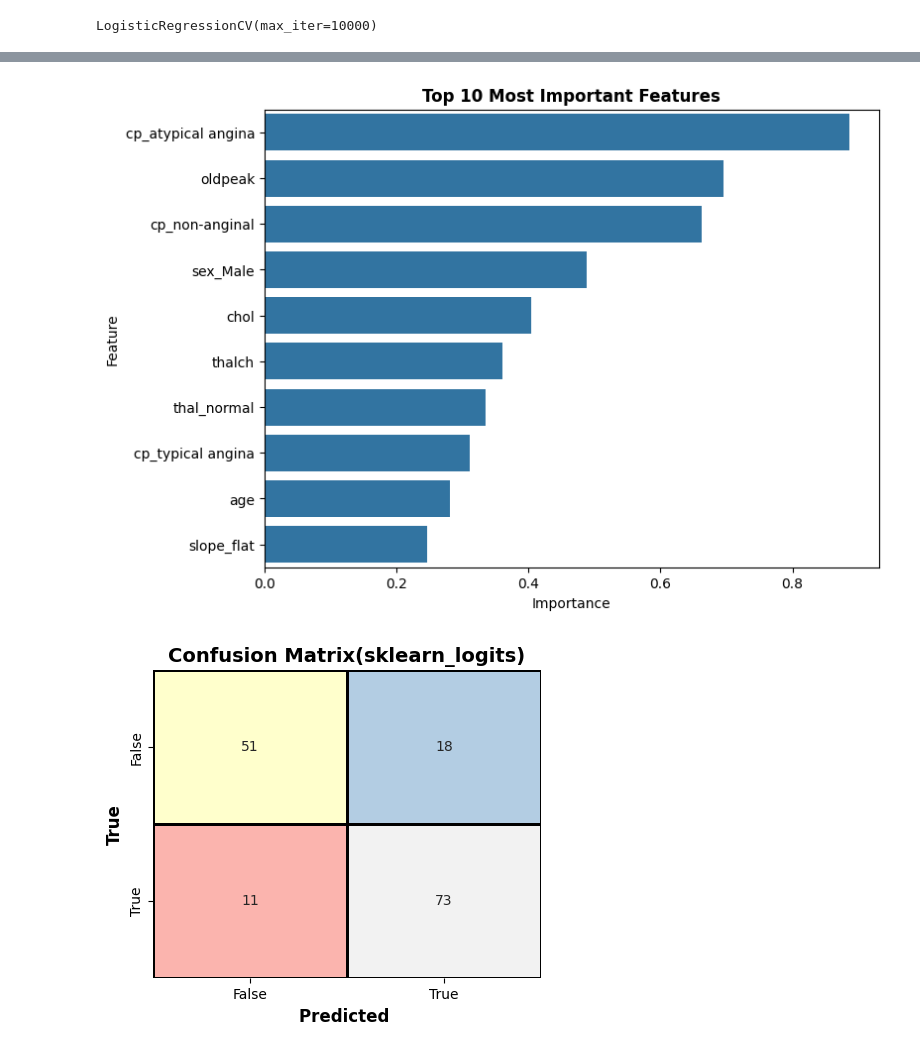
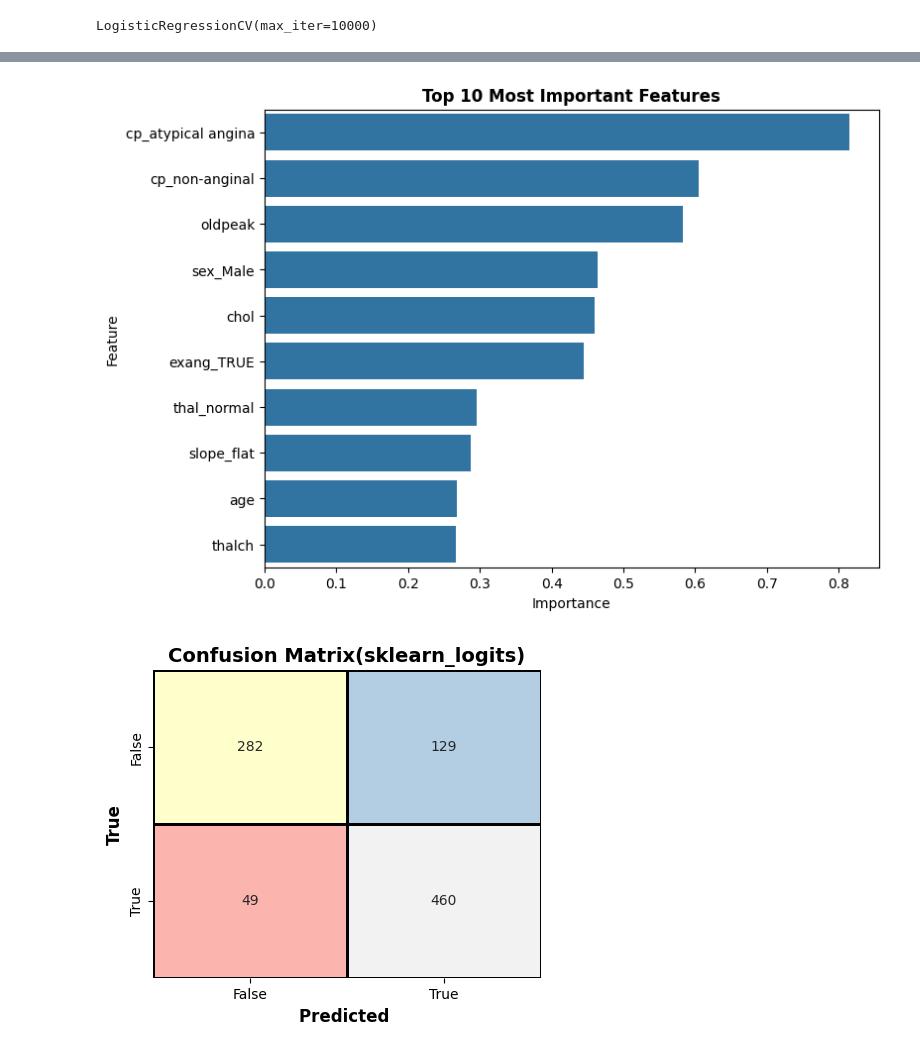
Before and after one commit to vu-xuan-hung/heart_disease-logistic-neural-, a Jupyter notebook: logistic_regression.ipynb, the cells around one changed output, grey strips where cells are left out. Saved outputs shown, nothing was run; the diff lists cells and outputs as text; code cells hidden in the pictures.

Commit message:
fix data

```diff
--- a/logistic_regression.ipynb
+++ b/logistic_regression.ipynb
@@ -38,10 +38,12 @@ from sklearn.compose import ColumnTransformer
 from sklearn.preprocessing import StandardScaler, OneHotEncoder
 from sklearn.pipeline import Pipeline
 from sklearn.impute import SimpleImputer
+
 num_cols = ['age', 'trestbps', 'chol', 'thalch', 'oldpeak']
-cat_cols = ['sex', 'cp', 'restecg', 'slope', 'thal']
-bool_cols = ['fbs', 'exang']
-data[bool_cols] = data[bool_cols].replace({0: 'FALSE', 1: 'TRUE'})
+cat_cols = ['sex', 'cp', 'restecg', 'slope', 'thal', 'fbs', 'exang']
+
+# convert boolean to string
+data[['fbs', 'exang']] = data[['fbs', 'exang']].replace({0: 'FALSE', 1: 'TRUE'})
 
 preprocess = ColumnTransformer(
     transformers=[
@@ -56,7 +58,10 @@ preprocess = ColumnTransformer(
         ]), cat_cols)
     ]
 )
-data['num']=(data['num']>0).astype(int)
-X_train = preprocess.fit_transform(data.drop('num', axis=1))
-y_train = data['num'].values
+
+# binary target
+data['num'] = (data['num'] > 0).astype(int)
+
+X = preprocess.fit_transform(data.drop('num', axis=1))
+y = data['num'].values
 # %%
@@ -163,7 +168,7 @@ initial_w = np.random.randn(n)
 initial_b = 0.
 interations=10000
 alpha = 0.001
-X_train_scaled = (X_train - np.mean(X_train, axis=0)) / np.std(X_train, axis=0) # z-score normalization( z=(x-u)/ơ, np.mean(X_train, axis=0)->u, np.std(X_train, axis=0)->ơ )
-w,b, J_history, w_history = gradient_descent(X_train_scaled, y_train, initial_w, initial_b, compute_cost, compute_gradient,
+X_train_scaled = (X - np.mean(X, axis=0)) / np.std(X, axis=0) # z-score normalization( z=(x-u)/ơ, np.mean(X_train, axis=0)->u, np.std(X_train, axis=0)->ơ )
+w,b, J_history, w_history = gradient_descent(X_train_scaled, y, initial_w, initial_b, compute_cost, compute_gradient,
                                    alpha, interations, 1.0)
 # %% [output]
@@ -200,7 +205,7 @@ cost 0.6230209475207606
 # %%
 from sklearn.linear_model import LogisticRegression
 model = LogisticRegression(max_iter=10000)
-model.fit(X_train_scaled, y_train)
+model.fit(X_train_scaled, y)
 # %% [output]
 LogisticRegression(max_iter=10000)
 # %%
@@ -212,7 +217,7 @@ cost 0.4170766328913329
 # %%
 from sklearn.linear_model import LogisticRegressionCV
 model_cv = LogisticRegressionCV(max_iter=10000)
-model_cv.fit(X_train_scaled, y_train)
+model_cv.fit(X_train_scaled, y)
 # %% [output]
 LogisticRegressionCV(max_iter=10000)
 # %%
@@ -264,36 +269,36 @@ plt.xlabel("Importance")
 plt.ylabel("Feature")
 plt.show()
 # %% [output]
-[figure, old version]
+[figure, new version]
 # %%
 from sklearn.metrics import confusion_matrix
 import matplotlib.pyplot as plt
 import seaborn as sns
 import numpy as np
-y_pred=model.predict(X_train)
+y_pred=model.predict(X)
 # confusion matrix
-cm = confusion_matrix(y_train, y_pred)
+cm = confusion_matrix(y, y_pred)
 plt.figure(figsize=(5, 4))
 
 sns.heatmap(
     cm,
     annot=True,
     fmt="d",
     cmap="Pastel1",
     cbar=False,
     linewidths=1,
     linecolor="black",
     xticklabels=["False", "True"],
     yticklabels=["False", "True"]
 )
 
 plt.xlabel("Predicted ", fontsize=12, fontweight="bold")
 plt.ylabel("True", fontsize=12, fontweight="bold")
 plt.title("Confusion Matrix(sklearn_logits)", fontsize=14, fontweight="bold")
 
 plt.show()
 # %% [output]
-[figure, old version]
+[figure, new version]
 # %%
 import tensorflow as tf
 from tensorflow import keras
```
Also changed, not shown: parts of 15 cells of this notebook.
